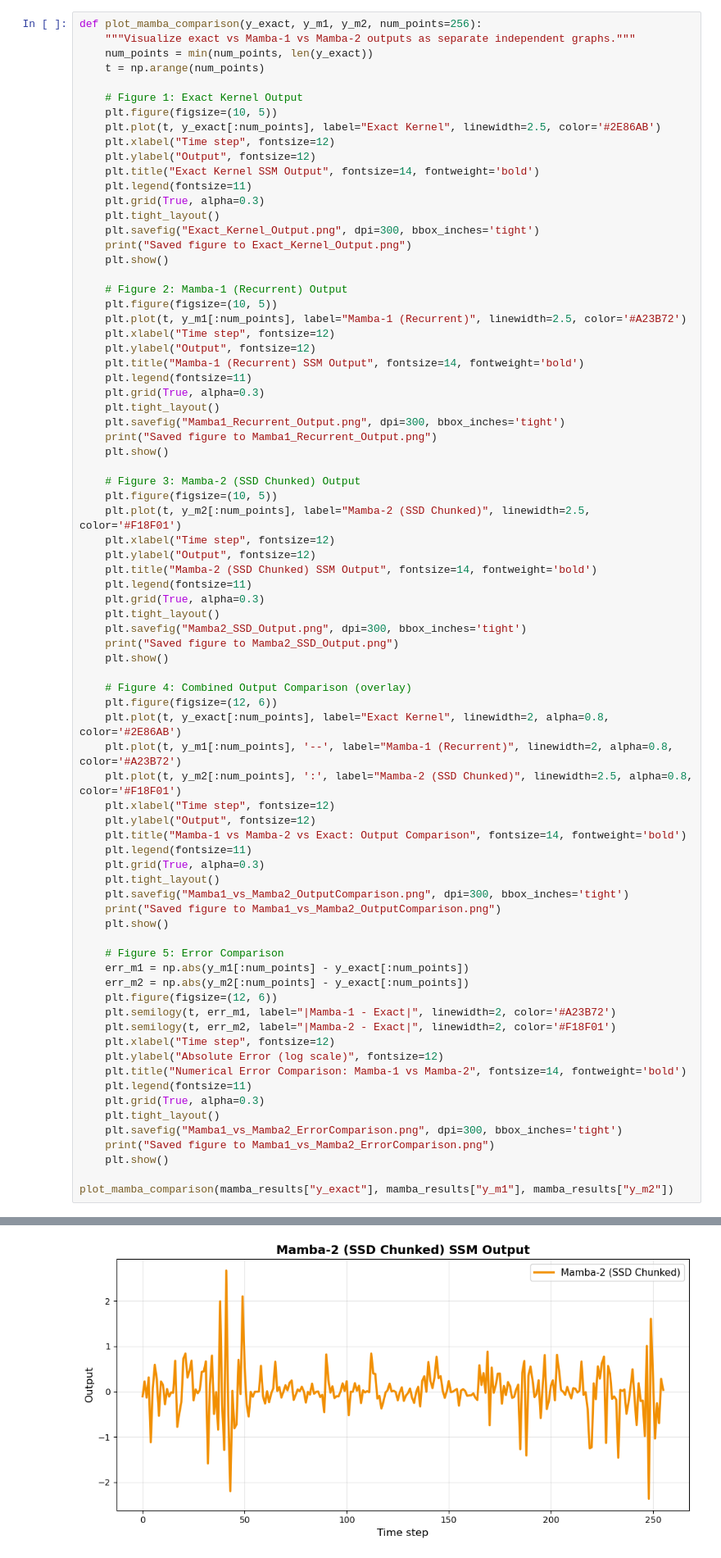
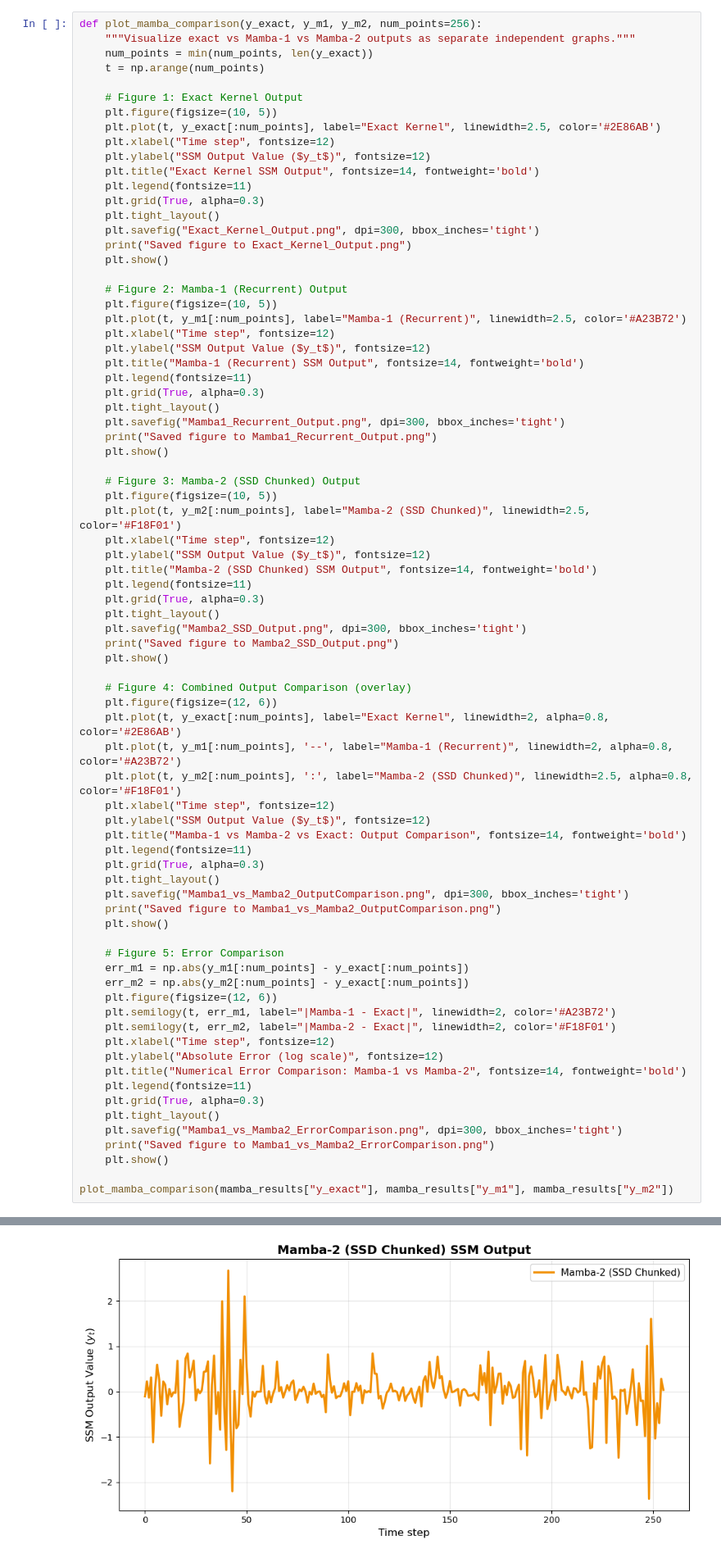
Before and after one commit to RL370/StateSpaceDuality, a Jupyter notebook: SSDComparisons.ipynb, the cells around one changed output, grey strips where cells are left out. Shown at 82% size. Saved outputs shown, nothing was run; the diff lists cells and outputs as text.

```diff
--- a/SSDComparisons.ipynb
+++ b/SSDComparisons.ipynb
@@ -692,7 +692,7 @@ def plot_mamba_comparison(y_exact, y_m1, y_m2, num_points=256):
     plt.figure(figsize=(10, 5))
     plt.plot(t, y_exact[:num_points], label="Exact Kernel", linewidth=2.5, color='#2E86AB')
     plt.xlabel("Time step", fontsize=12)
-    plt.ylabel("Output", fontsize=12)
+    plt.ylabel("SSM Output Value ($y_t$)", fontsize=12)
     plt.title("Exact Kernel SSM Output", fontsize=14, fontweight='bold')
     plt.legend(fontsize=11)
     plt.grid(True, alpha=0.3)
@@ -705,7 +705,7 @@ def plot_mamba_comparison(y_exact, y_m1, y_m2, num_points=256):
     plt.figure(figsize=(10, 5))
     plt.plot(t, y_m1[:num_points], label="Mamba-1 (Recurrent)", linewidth=2.5, color='#A23B72')
     plt.xlabel("Time step", fontsize=12)
-    plt.ylabel("Output", fontsize=12)
+    plt.ylabel("SSM Output Value ($y_t$)", fontsize=12)
     plt.title("Mamba-1 (Recurrent) SSM Output", fontsize=14, fontweight='bold')
     plt.legend(fontsize=11)
     plt.grid(True, alpha=0.3)
@@ -718,7 +718,7 @@ def plot_mamba_comparison(y_exact, y_m1, y_m2, num_points=256):
     plt.figure(figsize=(10, 5))
     plt.plot(t, y_m2[:num_points], label="Mamba-2 (SSD Chunked)", linewidth=2.5, color='#F18F01')
     plt.xlabel("Time step", fontsize=12)
-    plt.ylabel("Output", fontsize=12)
+    plt.ylabel("SSM Output Value ($y_t$)", fontsize=12)
     plt.title("Mamba-2 (SSD Chunked) SSM Output", fontsize=14, fontweight='bold')
     plt.legend(fontsize=11)
     plt.grid(True, alpha=0.3)
@@ -733,7 +733,7 @@ def plot_mamba_comparison(y_exact, y_m1, y_m2, num_points=256):
     plt.plot(t, y_m1[:num_points], '--', label="Mamba-1 (Recurrent)", linewidth=2, alpha=0.8, color='#A23B72')
     plt.plot(t, y_m2[:num_points], ':', label="Mamba-2 (SSD Chunked)", linewidth=2.5, alpha=0.8, color='#F18F01')
     plt.xlabel("Time step", fontsize=12)
-    plt.ylabel("Output", fontsize=12)
+    plt.ylabel("SSM Output Value ($y_t$)", fontsize=12)
     plt.title("Mamba-1 vs Mamba-2 vs Exact: Output Comparison", fontsize=14, fontweight='bold')
     plt.legend(fontsize=11)
     plt.grid(True, alpha=0.3)
@@ -767,3 +767,3 @@ Saved figure to Mamba1_Recurrent_Output.png
 Saved figure to Mamba2_SSD_Output.png
-[figure, old version]
+[figure, new version]
 Saved figure to Mamba1_vs_Mamba2_OutputComparison.png
```
Also changed, not shown: parts of 5 cells of this notebook, 3 other files.
